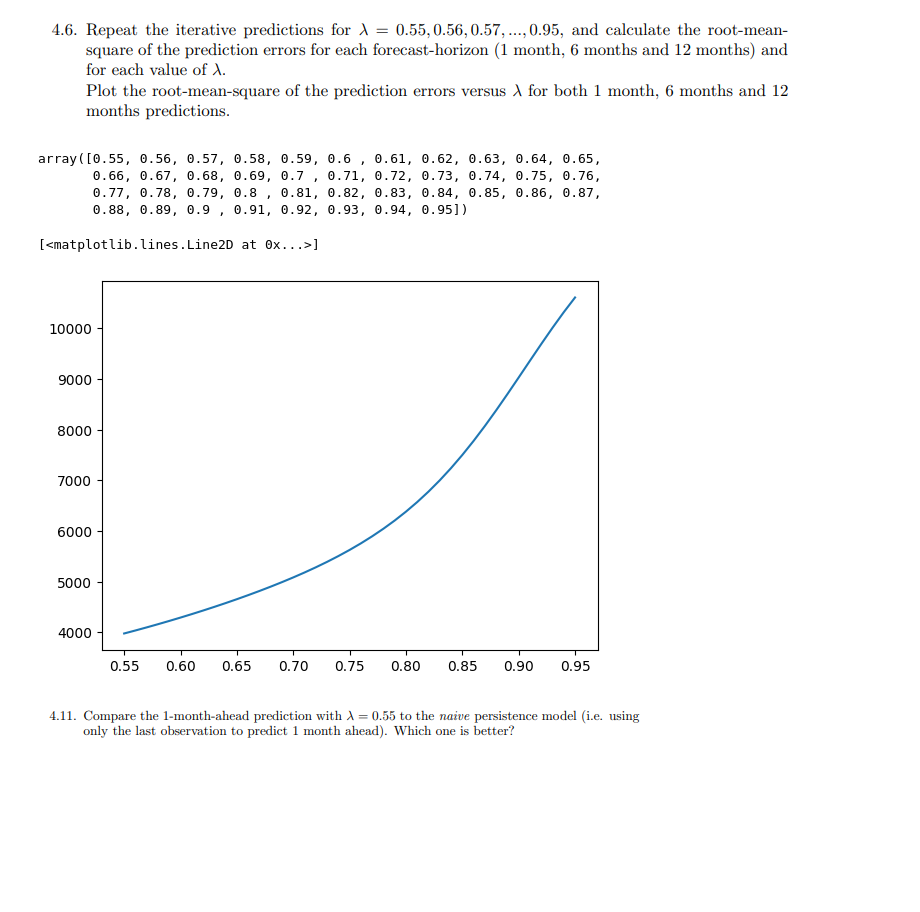
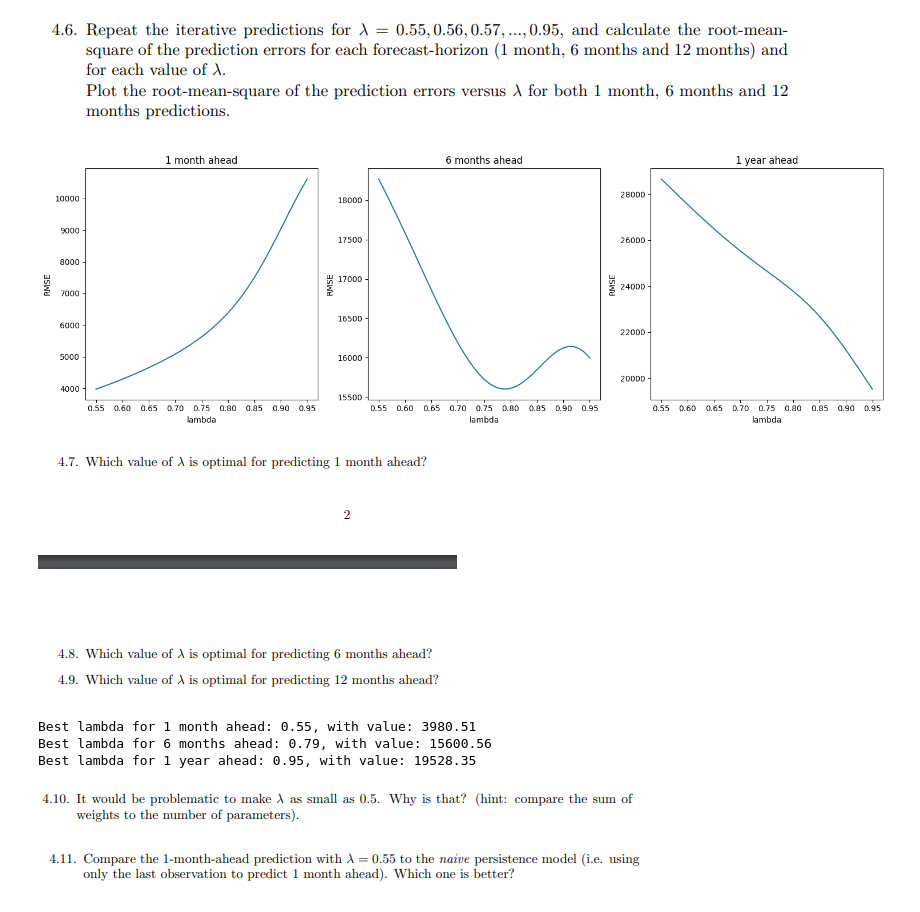
Before and after one commit to jakwisn/DTU-2024-TimeSeriesAnalysis, a Jupyter notebook: assignment1/a1e4.ipynb, the cells around one changed output. Cells and saved outputs as stored; diff of their text form; code cells hidden in the pictures; blank space fills up the shorter version.

```diff
--- a/assignment1/a1e4.ipynb
+++ b/assignment1/a1e4.ipynb
@@ -221,18 +176,13 @@ plt.savefig('local_trend_model.png')
 ![image.png](attachment:image.png)
 # %%
 lambdas = np.arange(0.55, 0.96, 0.01)
-# %%
-lambdas
-# %% [output]
-array([0.55, 0.56, 0.57, 0.58, 0.59, 0.6 , 0.61, 0.62, 0.63, 0.64, 0.65,
-       0.66, 0.67, 0.68, 0.69, 0.7 , 0.71, 0.72, 0.73, 0.74, 0.75, 0.76,
-       0.77, 0.78, 0.79, 0.8 , 0.81, 0.82, 0.83, 0.84, 0.85, 0.86, 0.87,
-       0.88, 0.89, 0.9 , 0.91, 0.92, 0.93, 0.94, 0.95])
 # %%
 
 rmses_1 = []
 rmses_6 = []
 rmses_12 = []
+
+y = np.hstack((np.array(Y).flatten(), [np.nan]*12))
 
 for lambda_ in lambdas:
 
@@ -270,11 +220,41 @@ for lambda_ in lambdas:
     errors_12 = preds_12 - y[:len(preds_12)]
     rmse_12 = np.sqrt(np.mean(errors_12[~np.isnan(errors_12)]**2))
     rmses_12.append(rmse_12)
-# %%
-plt.plot(lambdas, rmses_1, label='rmses_1')
-# %% [output]
-[<matplotlib.lines.Line2D at 0x...>]
-[figure, removed]
+# %%
+# get the rmse into 3 differnt plots side by side
+
+fig, ax = plt.subplots(1, 3, figsize=(15, 5))
+ax[0].plot(lambdas, rmses_1)
+ax[0].set_title('1 month ahead')
+ax[0].set_xlabel('lambda')
+ax[0].set_ylabel('RMSE')
+
+ax[1].plot(lambdas, rmses_6)
+ax[1].set_title('6 months ahead')
+ax[1].set_xlabel('lambda')
+ax[1].set_ylabel('RMSE')
+
+ax[2].plot(lambdas, rmses_12)
+ax[2].set_title('1 year ahead')
+ax[2].set_xlabel('lambda')
+ax[2].set_ylabel('RMSE')
+
+plt.tight_layout()
+plt.savefig('local_trend_model_rmses_diff_lambdas.png')
+# %% [output]
+[figure, added]
+# %% [markdown]
+![image.png](attachment:image.png)
+# %%
+print(f'Best lambda for 1 month ahead: {lambdas[np.argmin(rmses_1)].round(2)}, with value: {np.min(rmses_1).round(2)}')
+print(f'Best lambda for 6 months ahead: {lambdas[np.argmin(rmses_6)].round(2)}, with value: {np.min(rmses_6).round(2)}')
+print(f'Best lambda for 1 year ahead: {lambdas[np.argmin(rmses_12)].round(2)}, with value: {np.min(rmses_12).round(2)}')
+# %% [output]
+Best lambda for 1 month ahead: 0.55, with value: 3980.51
+Best lambda for 6 months ahead: 0.79, with value: 15600.56
+Best lambda for 1 year ahead: 0.95, with value: 19528.35
+# %% [markdown]
+![image.png](attachment:image.png)
 # %% [markdown]
 ![image.png](attachment:image.png)
 # %%
```
Also changed, not shown: parts of 18 cells of this notebook.
